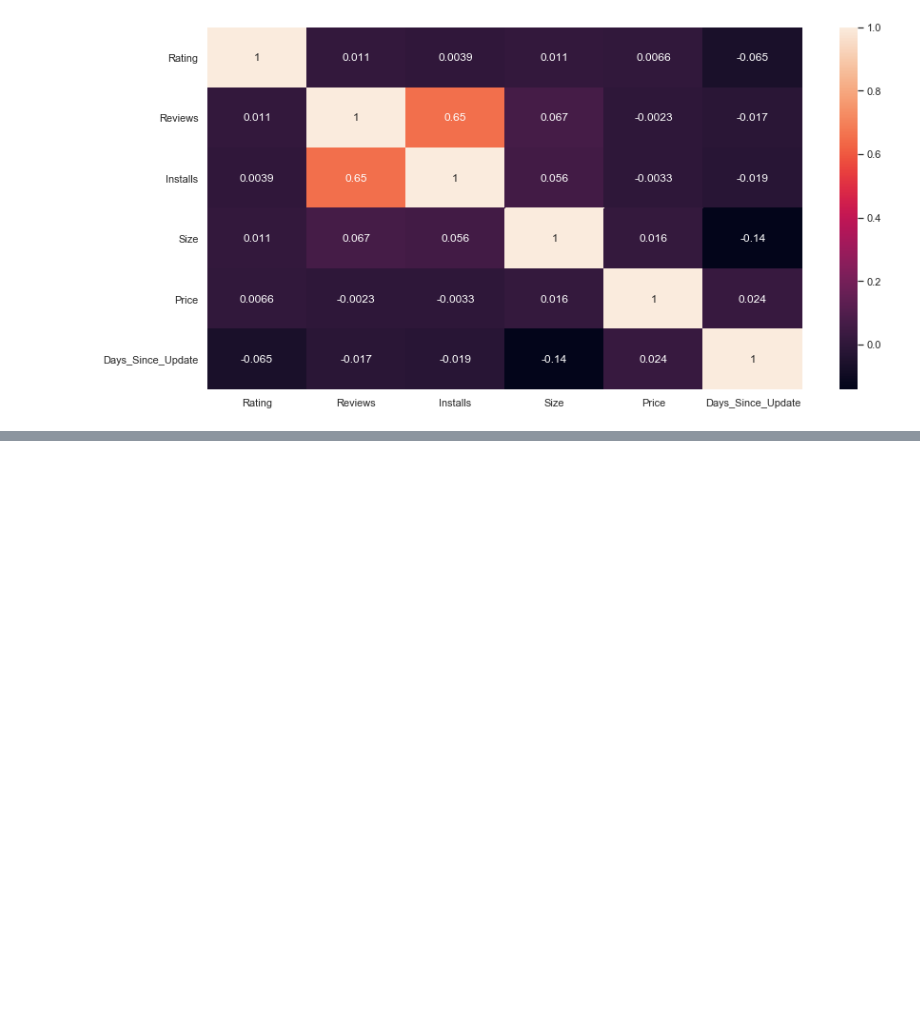
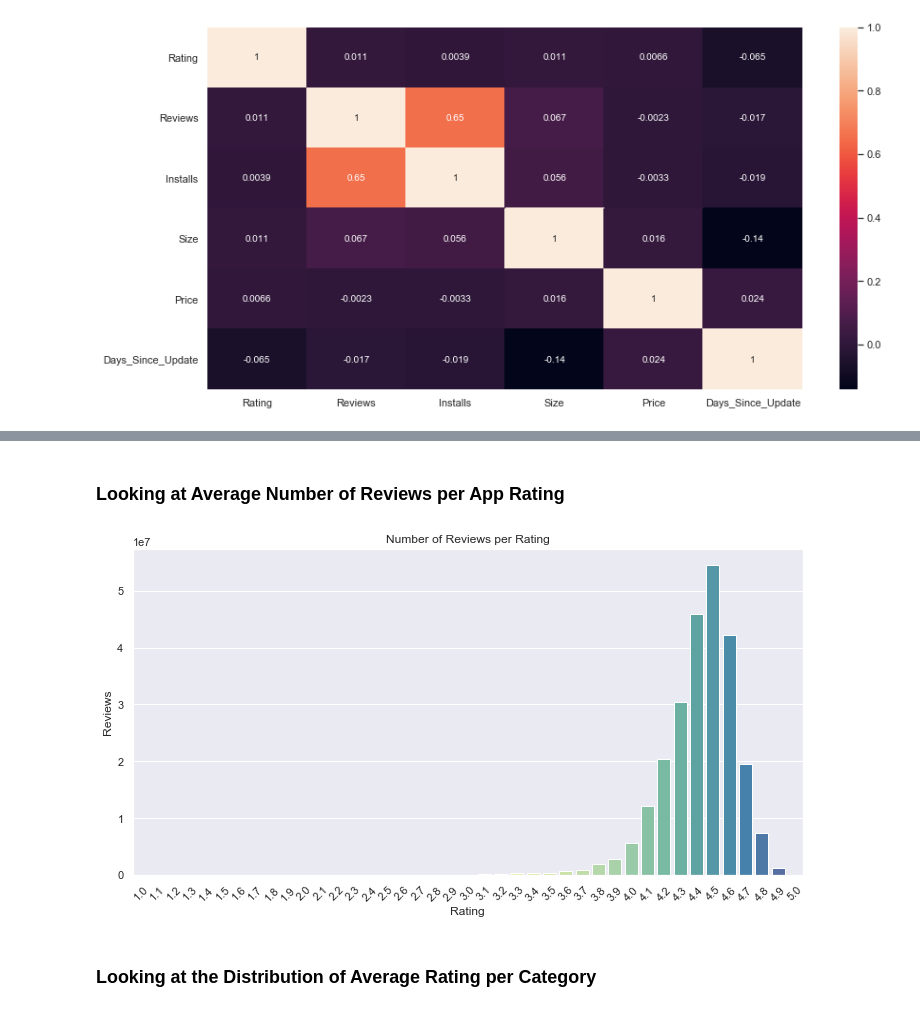
Before and after one commit to ZacharyVillarreal/Google-Play-Store-Download-Analysis, a Jupyter notebook: src/Google_Play_Store_EDA.ipynb, the cells around one changed output, grey strips where cells are left out. Saved outputs shown, nothing was run; the diff lists cells and outputs as text; code cells hidden in the pictures; blank space fills up the shorter version.

```diff
--- a/src/Google_Play_Store_EDA.ipynb
+++ b/src/Google_Play_Store_EDA.ipynb
@@ -160,0 +241,21 @@ plt.ylim(b, t);
+# %% [markdown]
+### Looking at Average Number of Reviews per App Rating
+# %%
+# Initializing a DataFram that groups by rating and averages the number of reviews based on the rating
+rating_reviews = pd.DataFrame(play_store_data.groupby('Rating').sum()['Reviews']).reset_index()
+rating_reviews = rating_reviews.round(1).reset_index()
+rating_reviews = rating_reviews[['Rating','Reviews']]
+
+# Finds the average number of reviews per rating
+rating_reviews = pd.DataFrame(rating_reviews.groupby('Rating').mean()['Reviews']).reset_index()
+
+# PLotting Rating vs Installs
+fig, ax = plt.subplots(figsize = (12,6))
+plot = sns.barplot(x = rating_reviews.Rating, y = rating_reviews.Reviews, palette = 'Spectral')
+plot.set_xticklabels(plot.get_xticklabels(),rotation=45)
+
+plt.title('Number of Reviews per Rating');
+# %% [output]
+[figure, added]
+# %% [markdown]
+### Looking at the Distribution of Average Rating per Category
```
Also changed, not shown: parts of 17 cells of this notebook, 1 other file.
